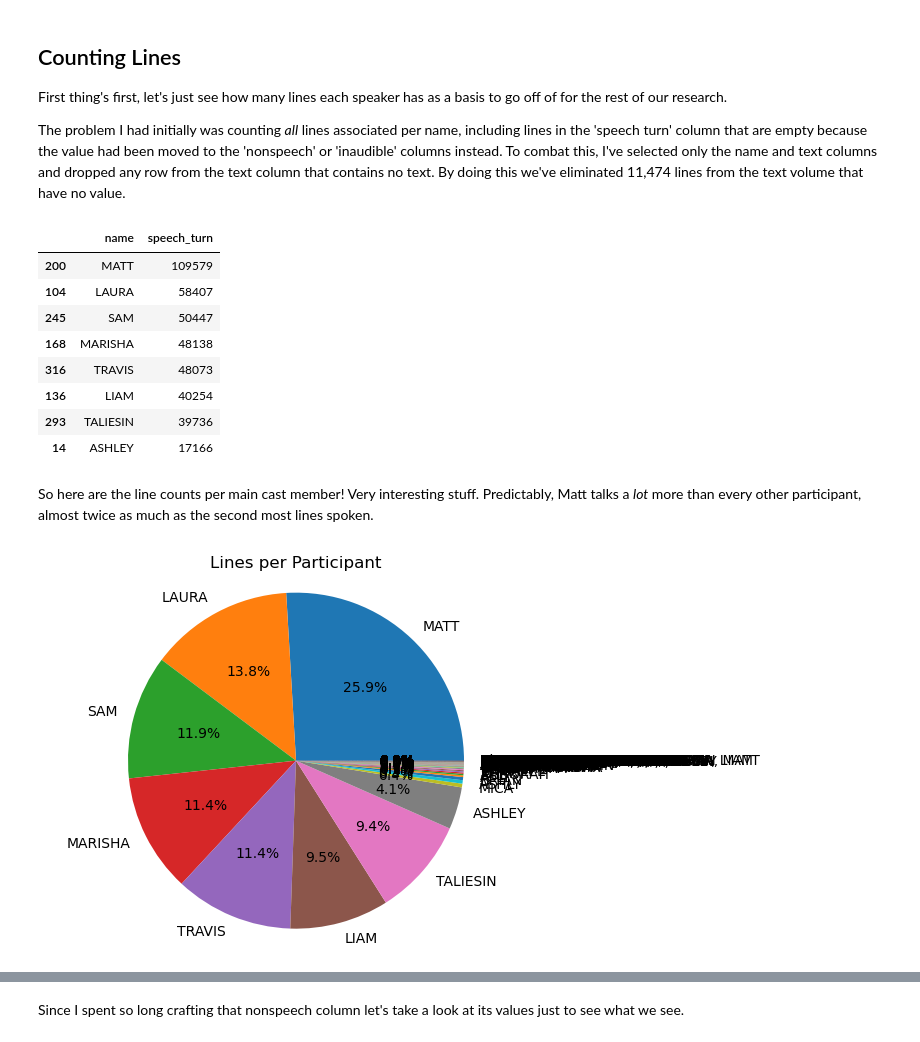
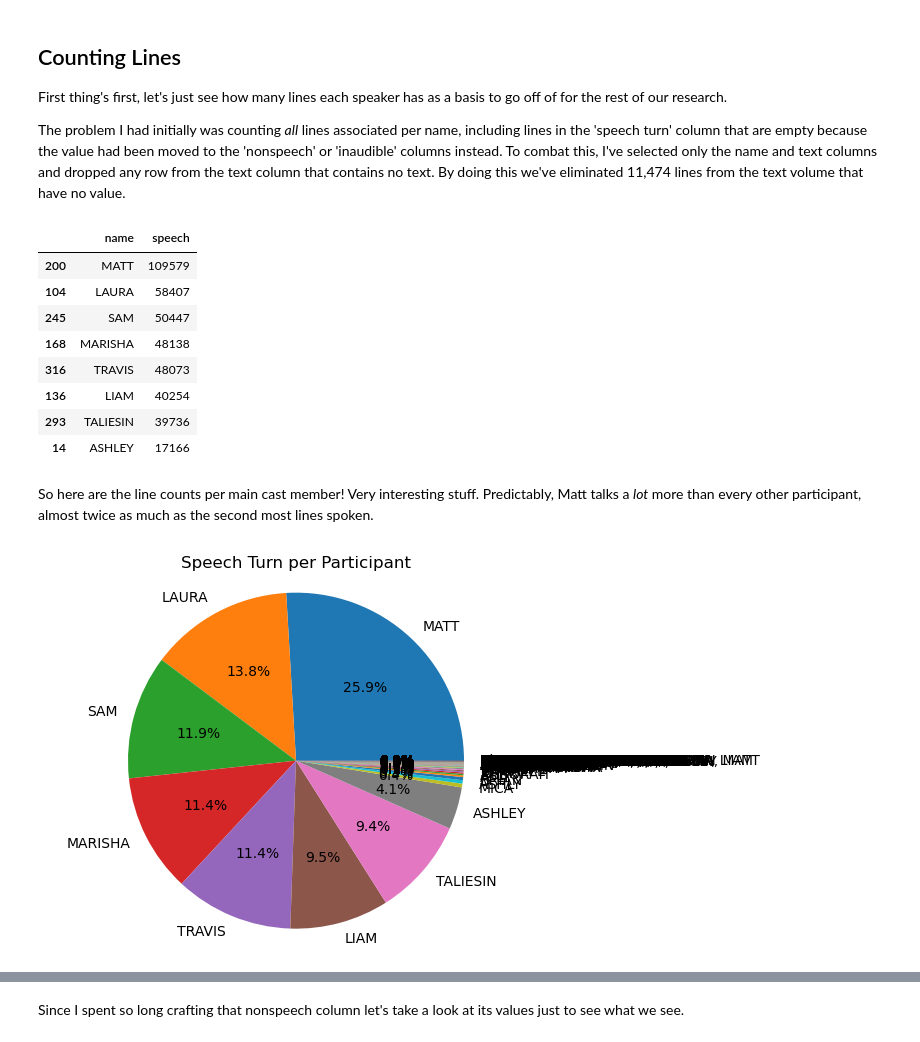
Before and after one commit to Data-Science-for-Linguists-2025/Critical-Role-Analysis, a Jupyter notebook: notebooks/cr_analysis.ipynb, the cells around one changed output, grey strips where cells are left out. Saved outputs shown, nothing was run; the diff lists cells and outputs as text; code cells hidden in the pictures.

```diff
--- a/notebooks/cr_analysis.ipynb
+++ b/notebooks/cr_analysis.ipynb
@@ -10,7 +9,7 @@ import seaborn as sns
 # %%
 cr_df = pd.read_pickle('../pickle_jar/CritRole_split.pkl')
 cr_df['text'] = cr_df['text'].str.replace(r'♫', r'', regex=True).astype('str')
-cr_df = cr_df.rename(columns={'text': 'speech_turn'})
+cr_df = cr_df.rename(columns={'text': 'speech', 'index': 'speech_turn'})
 cr_df=cr_df.drop(321664) #another full produced song (not them singing at the table) skewing the sent length data badly
 cr_df=cr_df.drop(78020)  #a badly coded line (spit out some meta info it looks like) skewing word len data
 cr_df
@@ -63,15 +76,15 @@ First thing's first, let's just see how many lines each speaker has as a basis t
 
 The problem I had initially was counting *all* lines associated per name, including lines in the 'speech turn' column that are empty because the value had been moved to the 'nonspeech' or 'inaudible' columns instead. To combat this, I've selected only the name and text columns and dropped any row from the text column that contains no text. By doing this we've eliminated 11,474 lines from the text volume that have no value.
 # %%
-lcount = cr_df[['name', 'speech_turn']].copy() #copy just these two cols over for now
-lcount = lcount[lcount['speech_turn'] != '']  #drop any rows without any value
+lcount = cr_df[['name', 'speech']].copy() #copy just these two cols over for now
+lcount = lcount[lcount['speech'] != '']  #drop any rows with no value
 # %%
-spcount = pd.DataFrame(lcount.groupby(['name'])['speech_turn'].count())
+spcount = pd.DataFrame(lcount.groupby(['name'])['speech'].count()) #speech count
 spcount = spcount.reset_index()
-spcount = spcount.sort_values('speech_turn', ascending=False)
+spcount = spcount.sort_values('speech', ascending=False)
 spcount.head(n=8)
 # %% [output]
-|  | name | speech_turn |
+|  | name | speech |
 | 200 | MATT | 109579 |
 | 104 | LAURA | 58407 |
 | 245 | SAM | 50447 |
@@ -83,12 +96,12 @@ spcount.head(n=8)
 # %% [markdown]
 So here are the line counts per main cast member! Very interesting stuff. Predictably, Matt talks a *lot* more than every other participant, almost twice as much as the second most lines spoken.
 # %%
-plt.pie(spcount['speech_turn'], labels=spcount['name'], autopct='%1.1f%%')
+plt.pie(spcount['speech'], labels=spcount['name'], autopct='%1.1f%%')
 plt.axis('equal')
-plt.title('Lines per Participant')
+plt.title('Speech Turn per Participant')
 plt.show()
 # %% [output]
-[figure, old version]
+[figure, new version]
 # %% [markdown]
 ## Exploring Results
 
```
Also changed, not shown: parts of 136 cells of this notebook.
